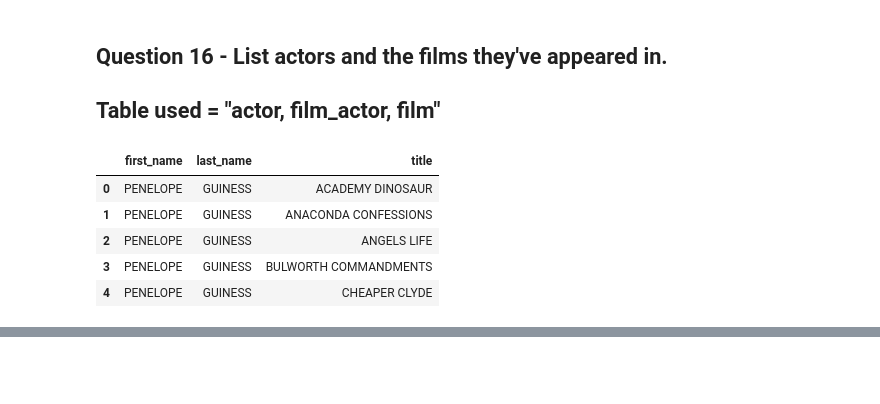
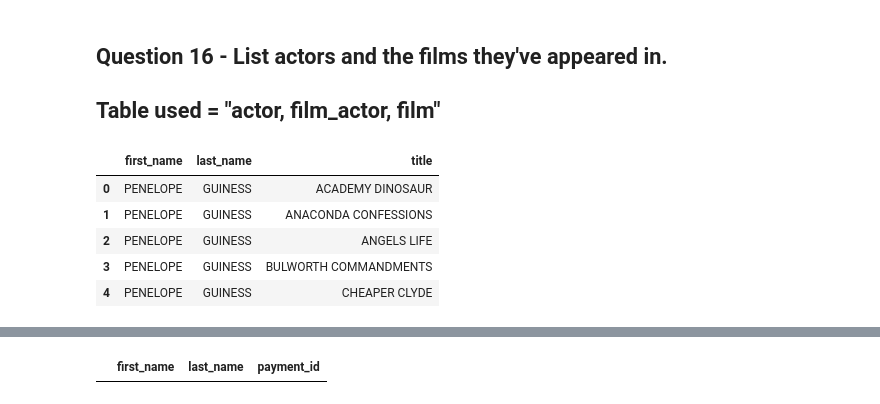
Before and after one commit to VictorCali1702/Sakila_sql_python_project, a Jupyter notebook: notebooks/analysis_report.ipynb, the cells around one changed output, grey strips where cells are left out. Cells and saved outputs as stored; diff of their text form; code cells hidden in the pictures; blank space fills up the shorter version.

```diff
--- a/notebooks/analysis_report.ipynb
+++ b/notebooks/analysis_report.ipynb
@@ -389,0 +417,13 @@ df_ListActors.head()
+# %%
+query_18 = """
+select c.first_name, c.last_name, p.payment_id
+from customer c
+LEFT JOIN payment p ON c.customer_id = p.customer_id
+WHERE payment_id IS NULL;
+"""
+df_CustomerWithoutPayments = pd.read_sql(query_18, conn)
+df_CustomerWithoutPayments.to_csv("../reports/Question18_Customers_Without_Payments.csv", index = False)
+# %%
+df_CustomerWithoutPayments.head()
+# %% [output]
+|  | first_name | last_name | payment_id |
```
Also changed, not shown: parts of 7 cells of this notebook, 6 other files.
